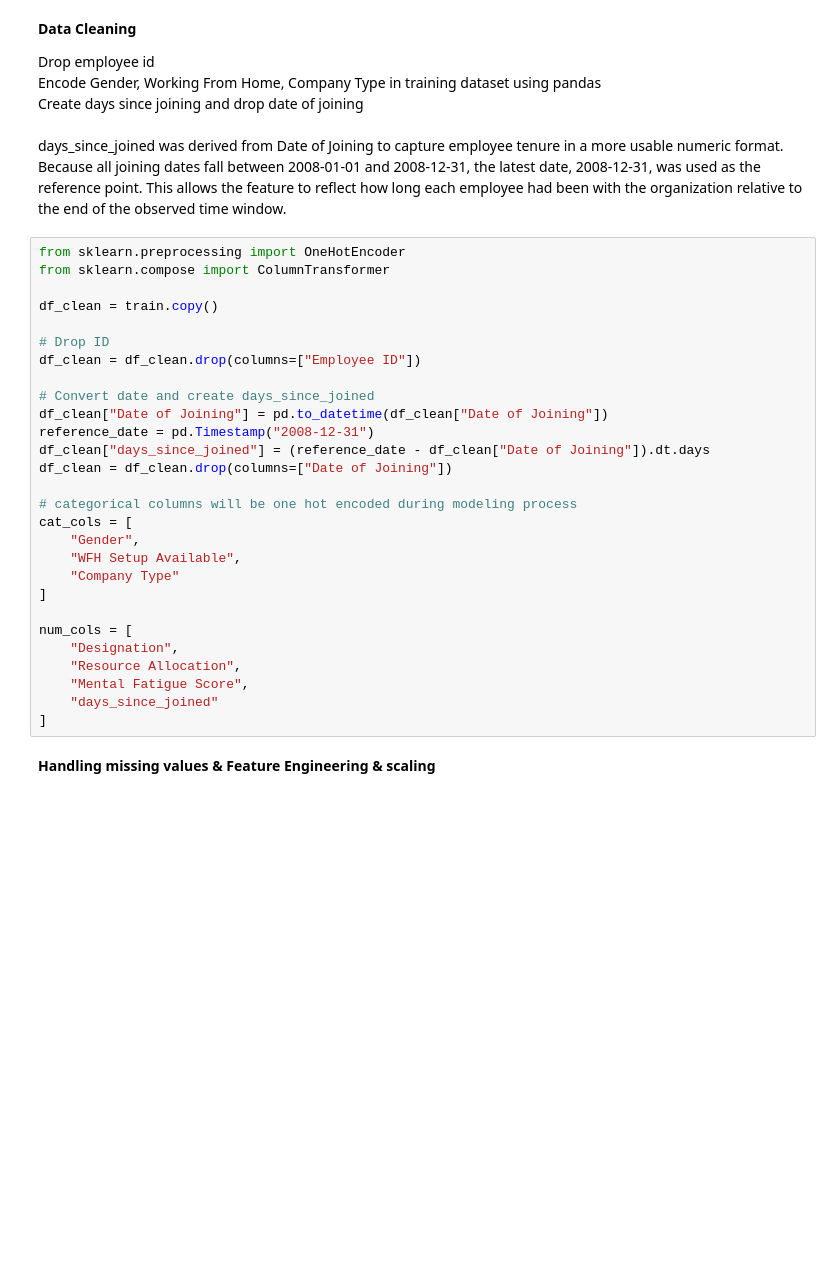
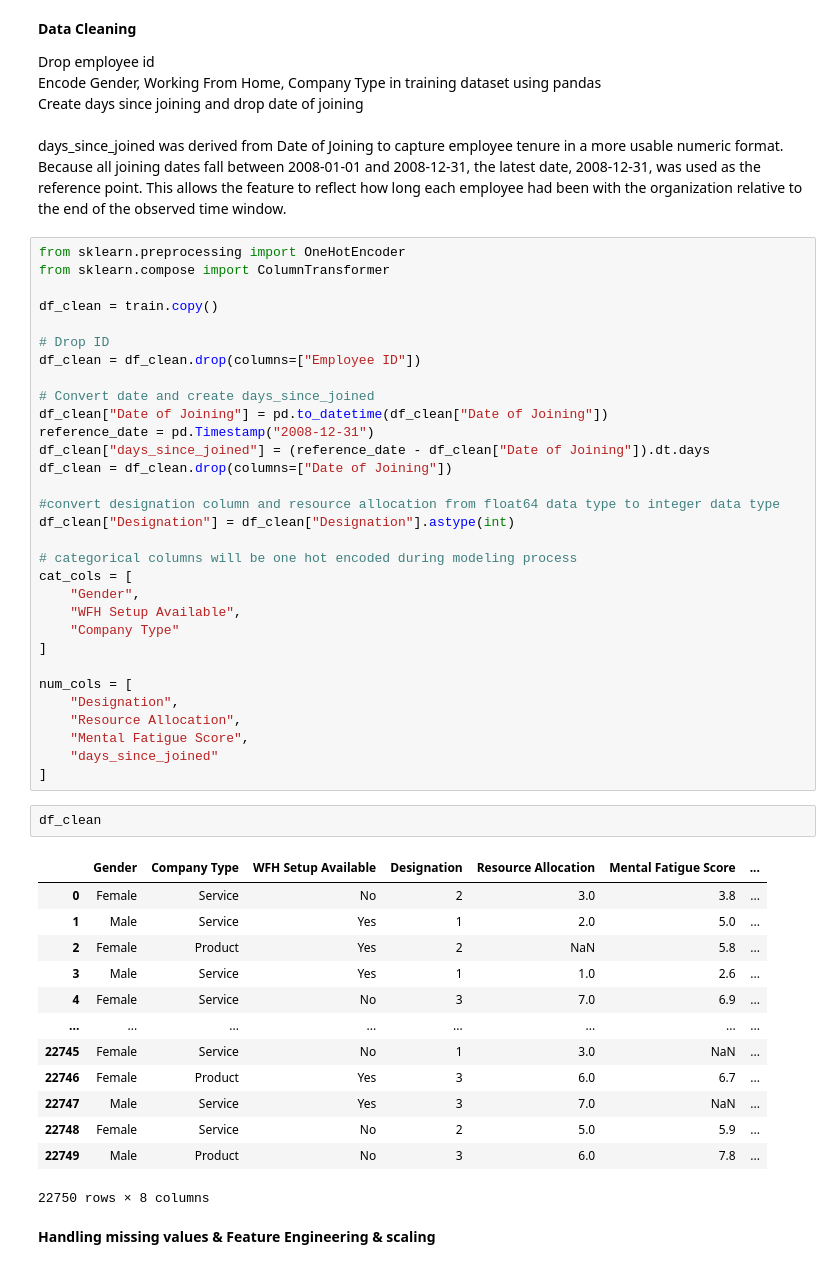
Before and after one commit to avakilov/Capstone-Project-DSC-288R, a Jupyter notebook: Milestone3_code_rundown.ipynb, the cells around one changed output. Cells and saved outputs as stored; diff of their text form; blank space fills up the shorter version.

```diff
--- a/Milestone3_code_rundown.ipynb
+++ b/Milestone3_code_rundown.ipynb
@@ -83,6 +83,9 @@ reference_date = pd.Timestamp("2008-12-31")
 df_clean["days_since_joined"] = (reference_date - df_clean["Date of Joining"]).dt.days
 df_clean = df_clean.drop(columns=["Date of Joining"])
 
+#convert designation column and resource allocation from float64 data type to integer data type
+df_clean["Designation"] = df_clean["Designation"].astype(int)
+
 # categorical columns will be one hot encoded during modeling process
 cat_cols = [
     "Gender",
@@ -96,6 +99,22 @@ num_cols = [
     "Mental Fatigue Score",
     "days_since_joined"
 ]
+# %%
+df_clean
+# %% [output]
+|  | Gender | Company Type | WFH Setup Available | Designation | Resource Allocation | Mental Fatigue Score | ... |
+| 0 | Female | Service | No | 2 | 3.0 | 3.8 | ... |
+| 1 | Male | Service | Yes | 1 | 2.0 | 5.0 | ... |
+| 2 | Female | Product | Yes | 2 | NaN | 5.8 | ... |
+| 3 | Male | Service | Yes | 1 | 1.0 | 2.6 | ... |
+| 4 | Female | Service | No | 3 | 7.0 | 6.9 | ... |
+| ... | ... | ... | ... | ... | ... | ... | ... |
+| 22745 | Female | Service | No | 1 | 3.0 | NaN | ... |
+| 22746 | Female | Product | Yes | 3 | 6.0 | 6.7 | ... |
+| 22747 | Male | Service | Yes | 3 | 7.0 | NaN | ... |
+| 22748 | Female | Service | No | 2 | 5.0 | 5.9 | ... |
+| 22749 | Male | Product | No | 3 | 6.0 | 7.8 | ... |
+22750 rows × 8 columns
 # %% [markdown]
 **Handling missing values & Feature Engineering & scaling**
 # %%
```
Also changed, not shown: parts of 24 cells of this notebook.
